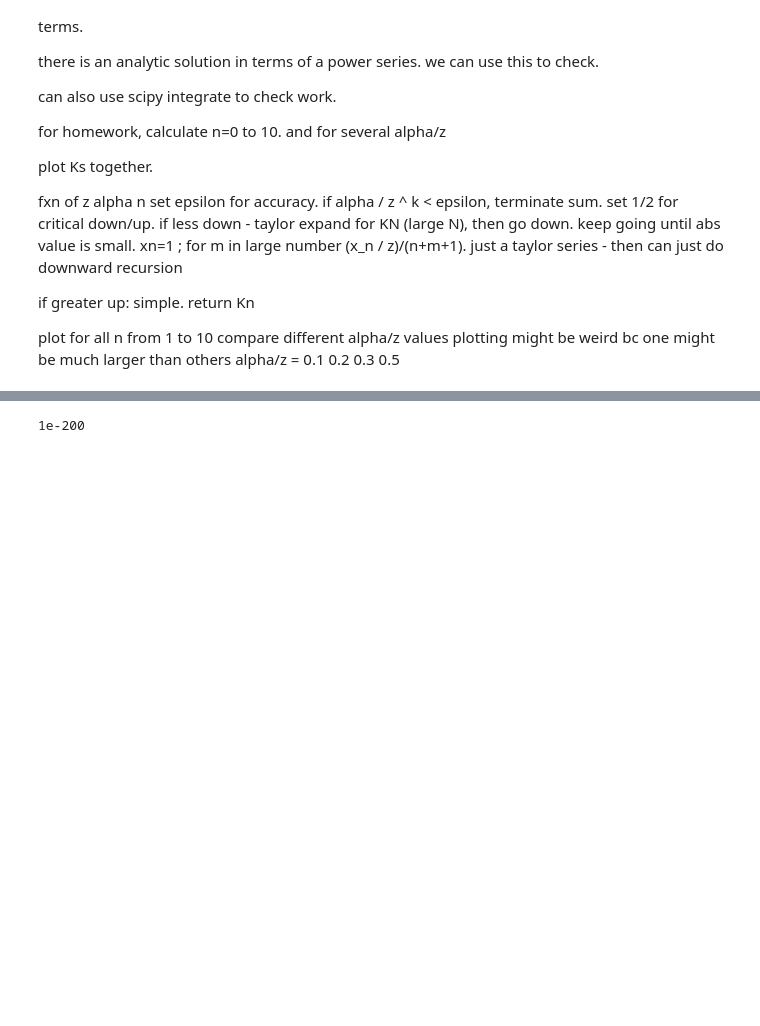
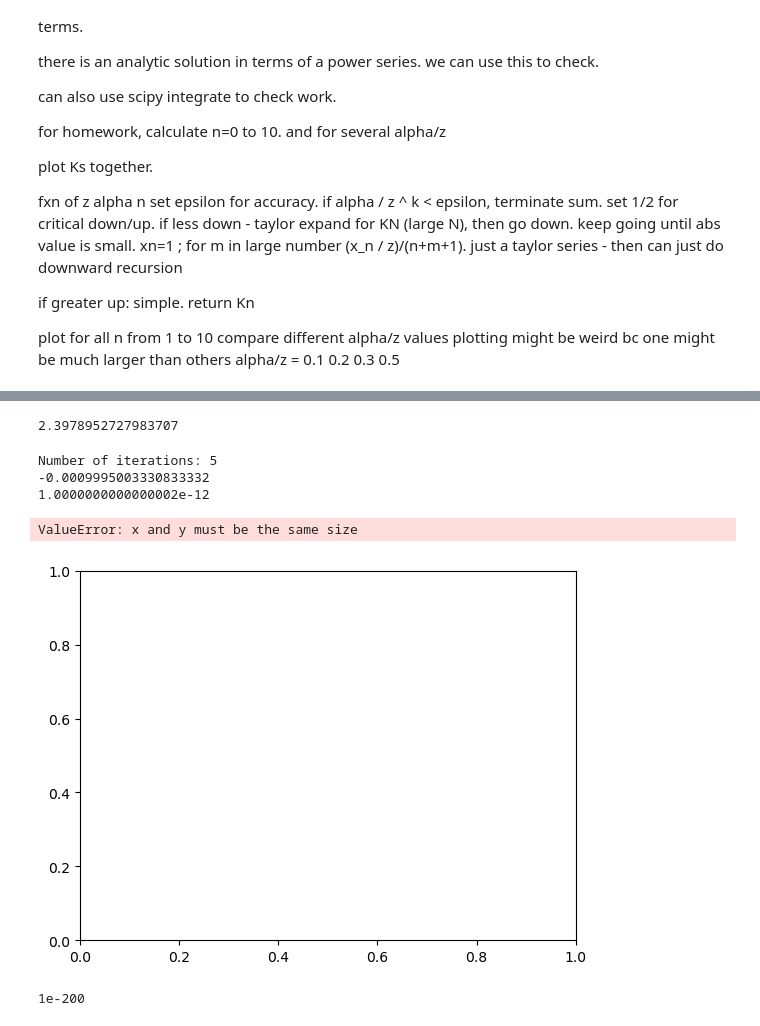
Before and after one commit to ravikoka/rcphy, a Jupyter notebook: hw2_recurrence_relations.ipynb, the cells around one changed output, grey strips where cells are left out. Drawn from its saved outputs; the diff is of its cells as text; code cells hidden in the pictures; blank space fills up the shorter version.

```diff
--- a/hw2_recurrence_relations.ipynb
+++ b/hw2_recurrence_relations.ipynb
@@ -159,3 +335,23 @@ class KnSolver:
+# %%
+Kzero
+# %% [output]
+2.3978952727983707
+# %%
+alphas = [0.001, 0.5, 10]
+
+for alpha in alphas:
+    solver = KnSolver(alpha=alpha, z=[1], n_max=10, epsilon=1e-10)
+
+    solver.analytic_solution_Kn_at_z(10, z=1)
+    #Kn = solver.solve_Kn_integral()
+    #print(Kn.shape)
+    plt.scatter(np.arange(0, 11), Kn.flatten())
+# %% [output]
+Number of iterations: 5
+-0.0009995003330833332
+1.0000000000000002e-12
+ValueError: x and y must be the same size
+[figure, added]
 # %%
 1e-200
 # %% [output]
```
Also changed, not shown: parts of 19 cells of this notebook.
